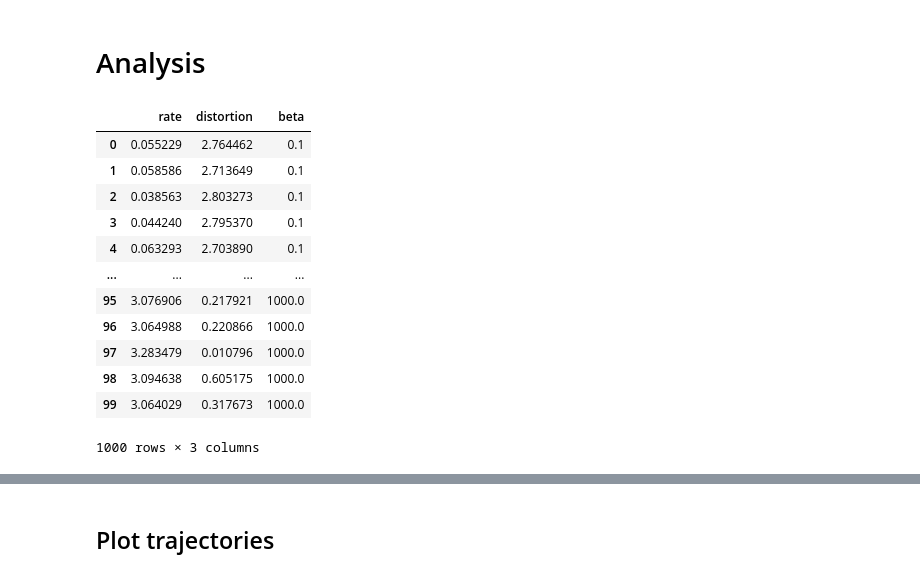
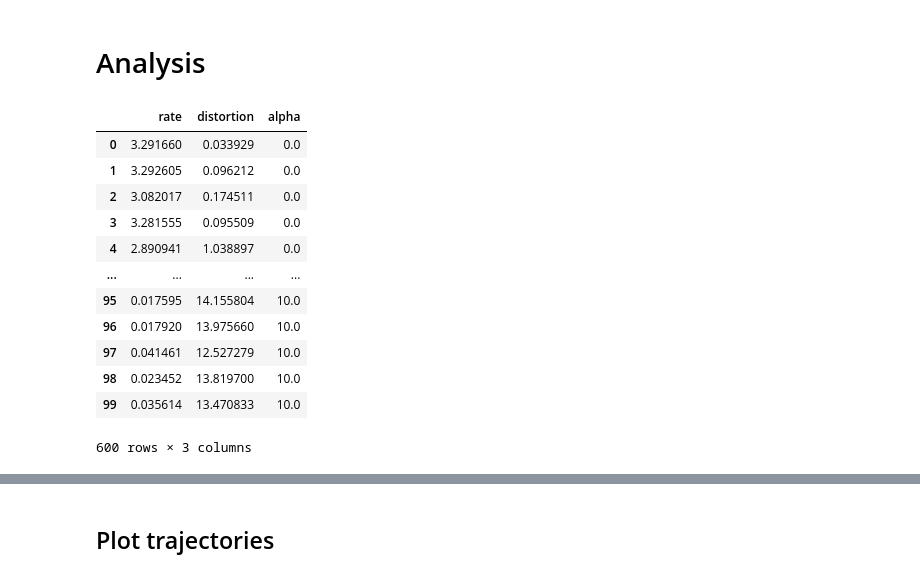
Before and after one commit to nathimel/rdsg, a Jupyter notebook: src/notebooks/analyze.ipynb, the cells around one changed output, grey strips where cells are left out. Cells and saved outputs as stored; diff of their text form; code cells hidden in the pictures.

```diff
--- a/src/notebooks/analyze.ipynb
+++ b/src/notebooks/analyze.ipynb
@@ -7,8 +7,8 @@ import plotnine as pn
 # Load data
 
 params = [
-    # 0, 2, 4, 6, 8, 10, # nosofsky
-    0.1, 0.2, 0.5, 0.6, 0.75, 1, 2, 3, 5, 1000 # exp
+    0, 1, 2, 4, 8, 10, # nosofsky
+    # 0.1, 0.2, 0.5, 0.6, 0.75, 1, 2, 3, 5, 1000 # exp
 ]
 
 # Learned
@@ -19,11 +19,12 @@ dynamic = "reinforcement_learning"
 num_trials = 100
 
 # similarity = "nosofsky"
+similarity = "nosofsky_normed"
 # similarity = "exp"
-similarity = "exp_normed"
+# similarity = "exp_normed"
 
-# distortion = "squared_dist"
-distortion = "abs_dist"
+distortion = "squared_dist"
+# distortion = "abs_dist"
 
 out = "multirun"
 # out = "outputs"
@@ -51,6 +52,9 @@ param_fns = {
     f"{float(param)}":f"/Users/nathanielimel/lps/projects/rdsg/{out}/states=10/signals=10/distortion={distortion}/similarity={similarity}/dynamics={dynamic}/num_trials={num_trials}/sim_param={param}/simulation_points.csv"
     for param in params
 }
+
+if trajectory:
+    param_fns = {key: val.replace("simulation_points", "trajectory_points") for key, val in param_fns.items()}
 # %%
 # load dataframes
 curve_data = pd.read_csv(curve_fn)
@@ -61,29 +65,32 @@ simulation_dataframes = {
     k: pd.read_csv(param_fns[k]) for k in param_fns
 }
 # %%
-param_name = {"exp": "beta", "exp_normed": "beta", "nosofsky": "alpha"}[similarity]
+param_names = {"exp": "beta", "nosofsky": "alpha"}
+for name in param_names:
+    if name in similarity:
+        param_name = param_names[name]
 
 # combine simulation dataframes
 for key in simulation_dataframes:
     df = simulation_dataframes[key]
     df[param_name] = key # use string for category
 
 sim_data = pd.concat(simulation_dataframes.values())
 sim_data
 # %% [output]
-|  | rate | distortion | beta |
-| 0 | 0.055229 | 2.764462 | 0.1 |
-| 1 | 0.058586 | 2.713649 | 0.1 |
-| 2 | 0.038563 | 2.803273 | 0.1 |
-| 3 | 0.044240 | 2.795370 | 0.1 |
-| 4 | 0.063293 | 2.703890 | 0.1 |
+|  | rate | distortion | alpha |
+| 0 | 3.291660 | 0.033929 | 0.0 |
+| 1 | 3.292605 | 0.096212 | 0.0 |
+| 2 | 3.082017 | 0.174511 | 0.0 |
+| 3 | 3.281555 | 0.095509 | 0.0 |
+| 4 | 2.890941 | 1.038897 | 0.0 |
 | ... | ... | ... | ... |
-| 95 | 3.076906 | 0.217921 | 1000.0 |
-| 96 | 3.064988 | 0.220866 | 1000.0 |
-| 97 | 3.283479 | 0.010796 | 1000.0 |
-| 98 | 3.094638 | 0.605175 | 1000.0 |
-| 99 | 3.064029 | 0.317673 | 1000.0 |
+| 95 | 0.017595 | 14.155804 | 10.0 |
+| 96 | 0.017920 | 13.975660 | 10.0 |
+| 97 | 0.041461 | 12.527279 | 10.0 |
+| 98 | 0.023452 | 13.819700 | 10.0 |
+| 99 | 0.035614 | 13.470833 | 10.0 |
-1000 rows × 3 columns
+600 rows × 3 columns
 # %%
 sim_data[param_name] = sim_data[param_name].astype(float)
 sim_data[param_name] = sim_data[param_name].astype(str)
```
Also changed, not shown: parts of 4 cells of this notebook, 23 other files.
